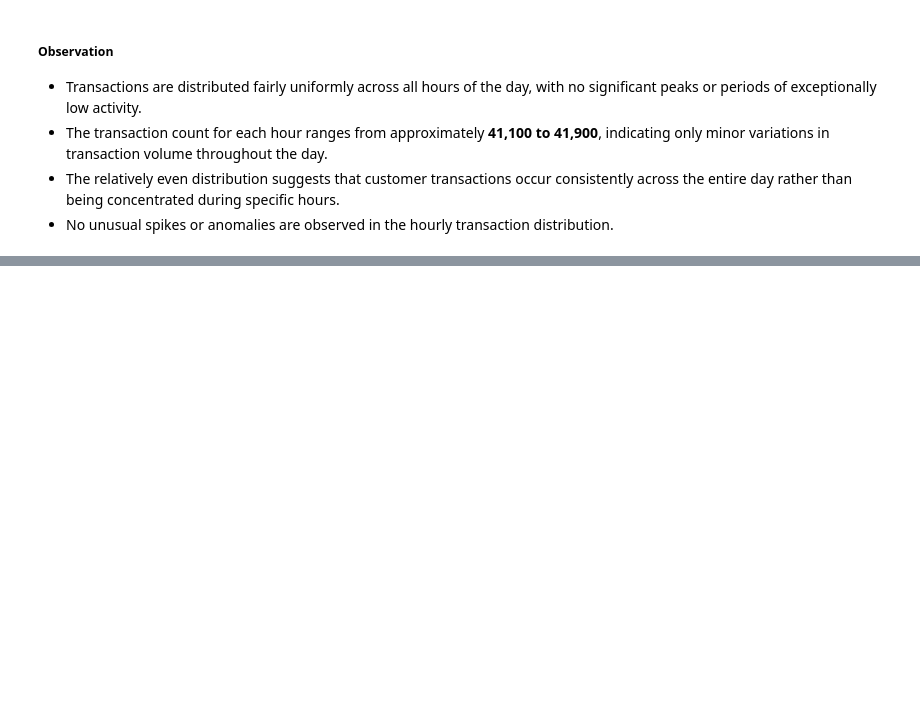
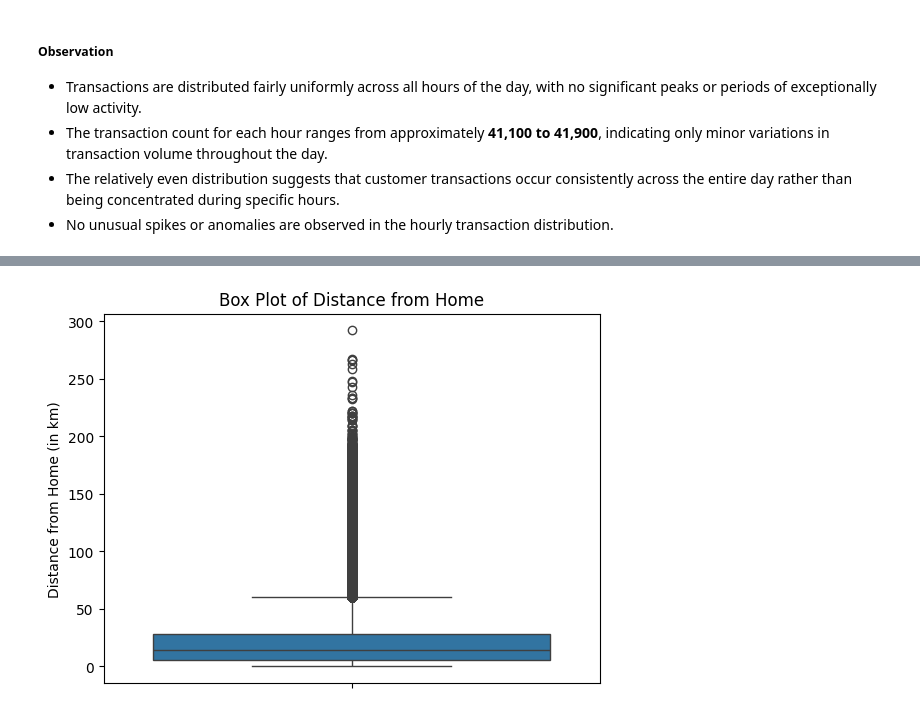
Before and after one commit to abhi-saurav-saroya/bank-fraud-eda, a Jupyter notebook: notebooks/02_exploratory_data_analysis.ipynb, the cells around one changed output, grey strips where cells are left out. Saved outputs shown, nothing was run; the diff lists cells and outputs as text; code cells hidden in the pictures; blank space fills up the shorter version.

```diff
--- a/notebooks/02_exploratory_data_analysis.ipynb
+++ b/notebooks/02_exploratory_data_analysis.ipynb
@@ -564,0 +603,11 @@ plt.show()
+# %%
+sns.boxplot(
+    df["distance_from_home_km"]
+)
+
+plt.ylabel("Distance from Home (in km)")
+plt.title("Box Plot of Distance from Home")
+
+plt.show()
+# %% [output]
+[figure, added]
```
Also changed, not shown: parts of 7 cells of this notebook.
